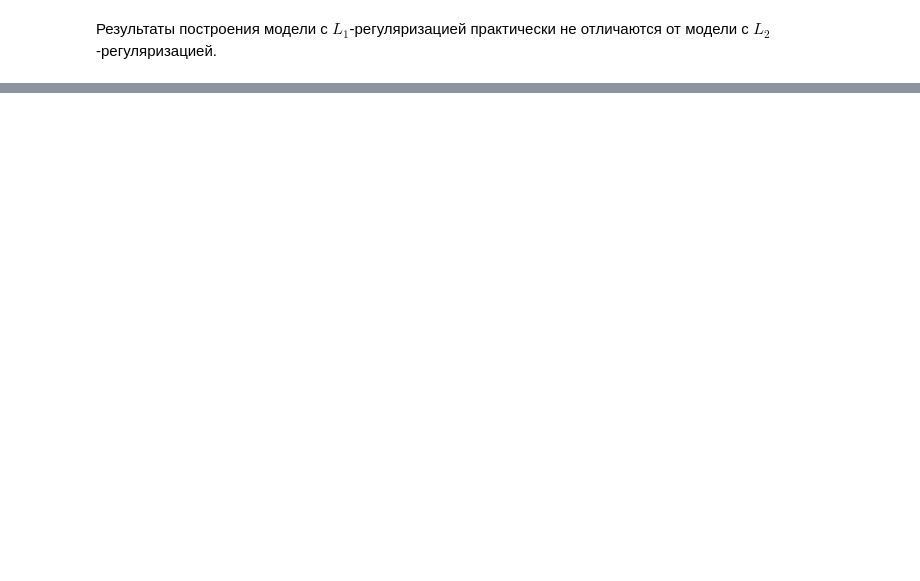
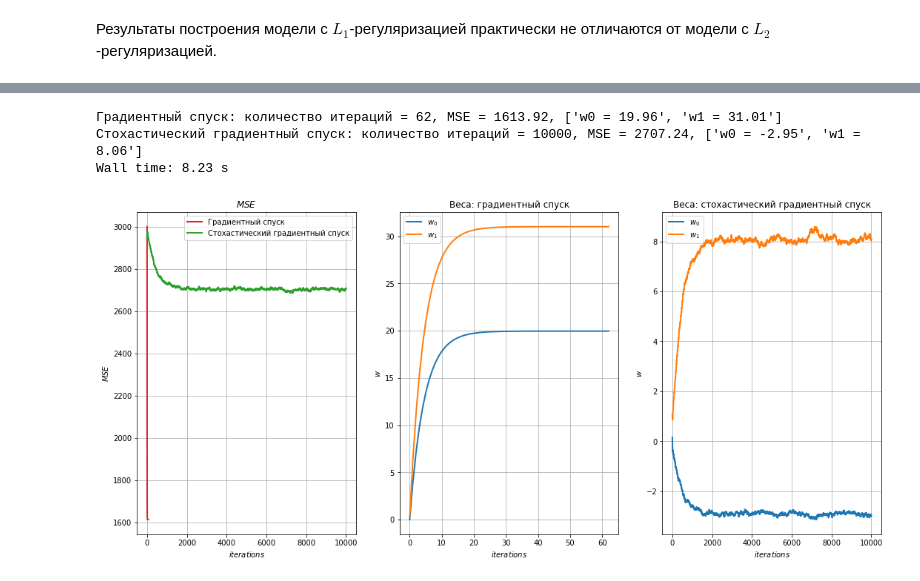
Before and after one commit to vitalyvj/data_analysis_algorithms, a Jupyter notebook: HW2.ipynb, the cells around one changed output, grey strips where cells are left out. Cells and saved outputs as stored; diff of their text form; code cells hidden in the pictures; blank space fills up the shorter version.

```diff
--- a/HW2.ipynb
+++ b/HW2.ipynb
@@ -318,0 +317,9 @@ Wall time: 8.36 s
+# %%
+%%time
+
+execute_l1(alpha=0.1, iters=1e4, tol=1e-5, n=100, lambda_=1e-1, xlim=[None, None]) # lambda_=1e-1
+# %% [output]
+Градиентный спуск: количество итераций = 62, MSE = 1613.92, ['w0 = 19.96', 'w1 = 31.01']
+Стохастический градиентный спуск: количество итераций = 10000, MSE = 2707.24, ['w0 = -2.95', 'w1 = 8.06']
+Wall time: 8.23 s
+[figure, added]
```
Also changed, not shown: parts of 11 cells of this notebook.
